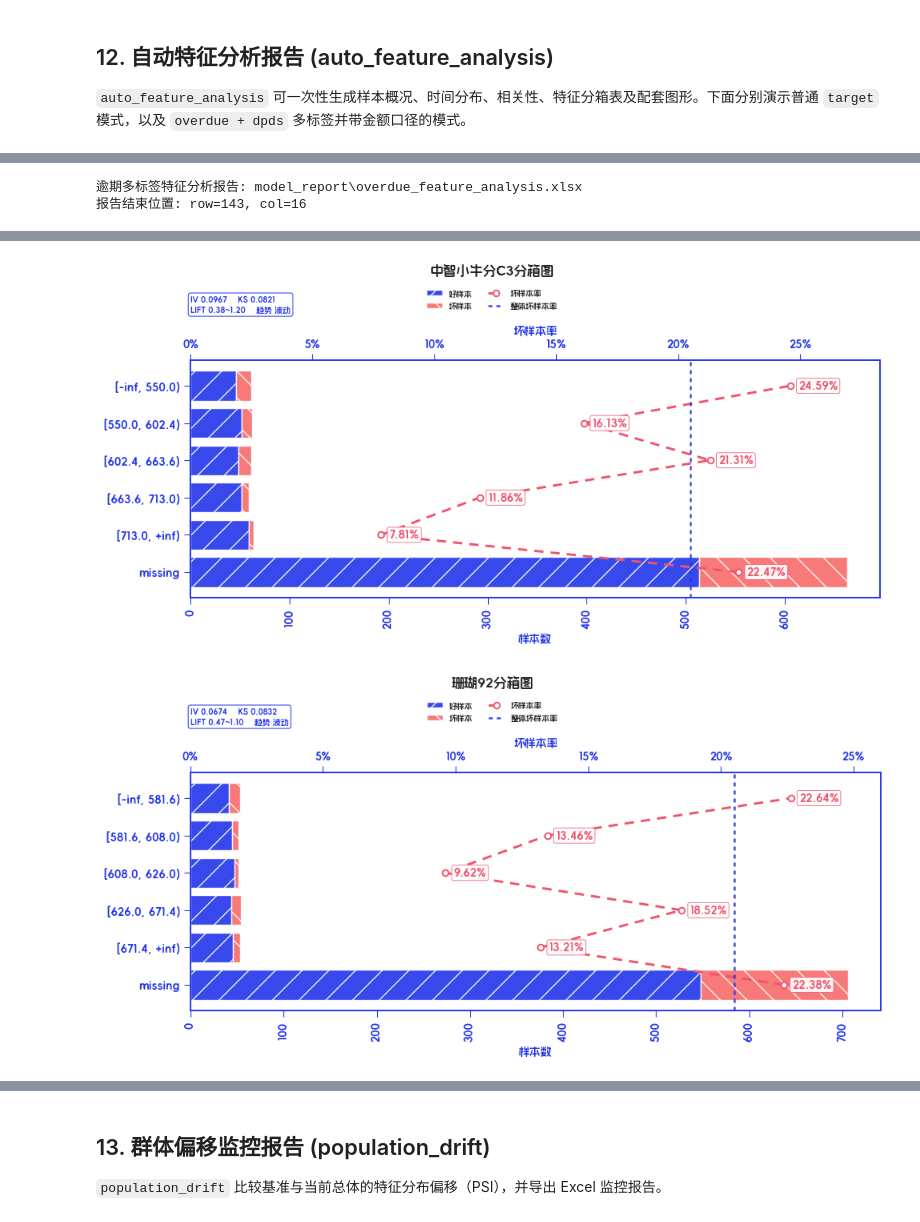
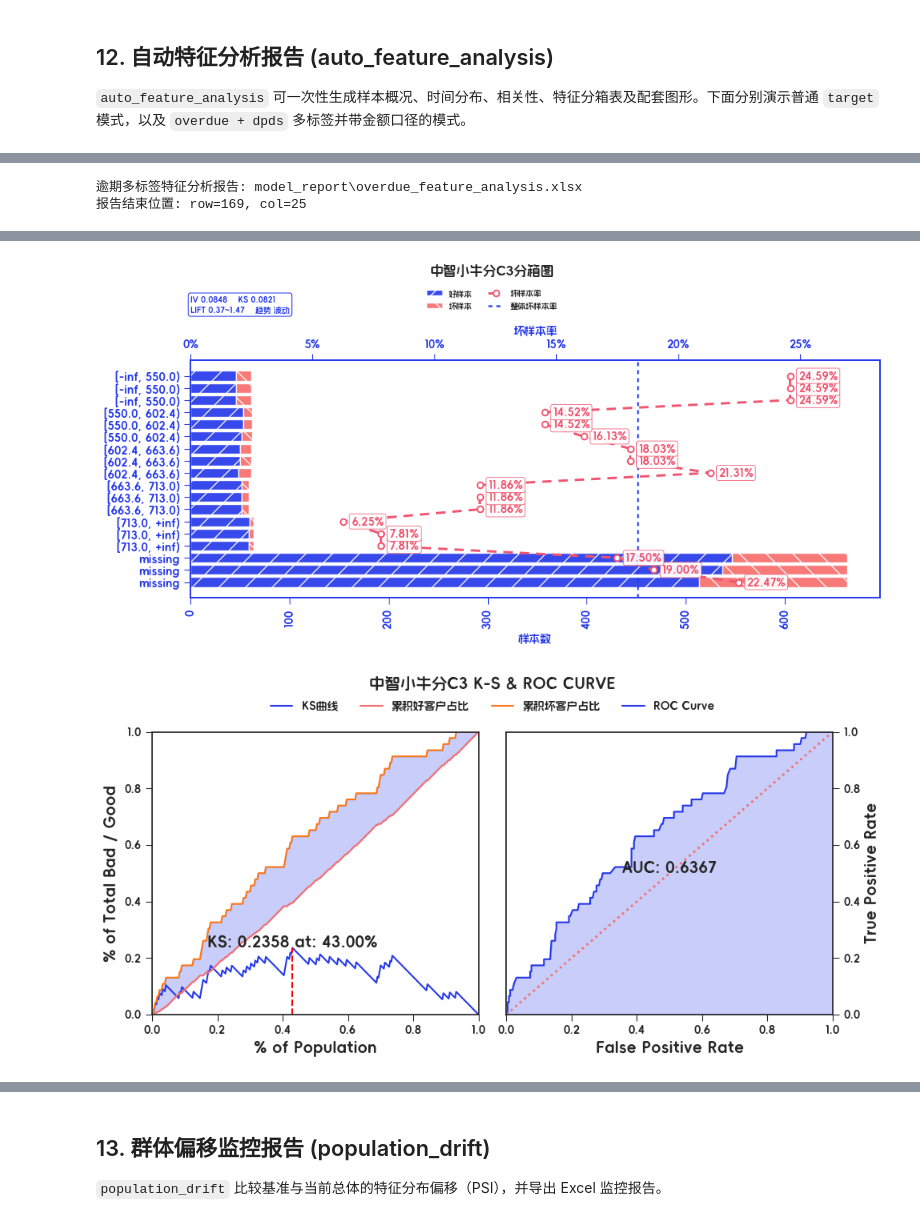
Before and after one commit to hengshu-credit/hscredit, a Jupyter notebook: examples/11_report.ipynb, the cells around one changed output, grey strips where cells are left out. Drawn from its saved outputs; the diff is of its cells as text; code cells hidden in the pictures.

```diff
--- a/examples/11_report.ipynb
+++ b/examples/11_report.ipynb
@@ -1164,34 +1168,35 @@ Target 特征分析报告: model_report\target_feature_analysis.xlsx
 # %%
 # 方式二：overdue + dpds 多标签，并同时输出订单口径和金额口径
 overdue_report_path = auto_analysis_dir / 'overdue_feature_analysis.xlsx'
 
 overdue_end_row, overdue_end_col = auto_feature_analysis(
     data=df,
     features=analysis_features,
     overdue='MOB1',
     dpds=[3, 1, 0],
     date='放款时间',
     amount='放款金额',
     excel_writer=str(overdue_report_path),
     sheet='逾期特征分析',
     corr=True,
-    pictures=['bin'],
     bin_params={
         'method': 'quantile',
         'max_n_bins': 5,
-        'return_cols': ['样本总数', '样本占比', '坏样本率', 'LIFT值', '分档KS值'],
+        # 'return_cols': ['样本总数', '样本占比', '坏样本率', 'LIFT值', '分档KS值'],
+        'long_format': True,
     },
+    pictures=['bin', 'ks', 'hist'],
     feature_map={'中智小牛分C3': '中智小牛分C3', '珊瑚92': '珊瑚92'},
     margins=True,
     output_dir=str(auto_analysis_dir / 'overdue_images'),
 )
 
 print(f'逾期多标签特征分析报告: {overdue_report_path}')
 print(f'报告结束位置: row={overdue_end_row}, col={overdue_end_col}')
 # %% [output]
 逾期多标签特征分析报告: model_report\overdue_feature_analysis.xlsx
-报告结束位置: row=143, col=16
+报告结束位置: row=169, col=25
 [figure]
 [figure]
-[figure, old version]
+[figure, new version]
-[figure, old version]
+[figure, new version]
```
Also changed, not shown: parts of 2 cells of this notebook, 7 other files.
